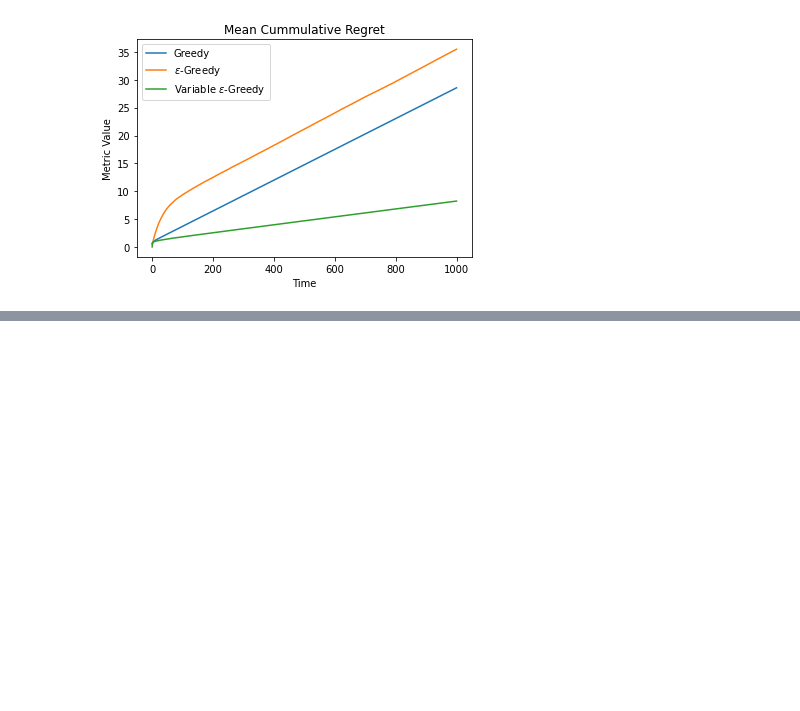
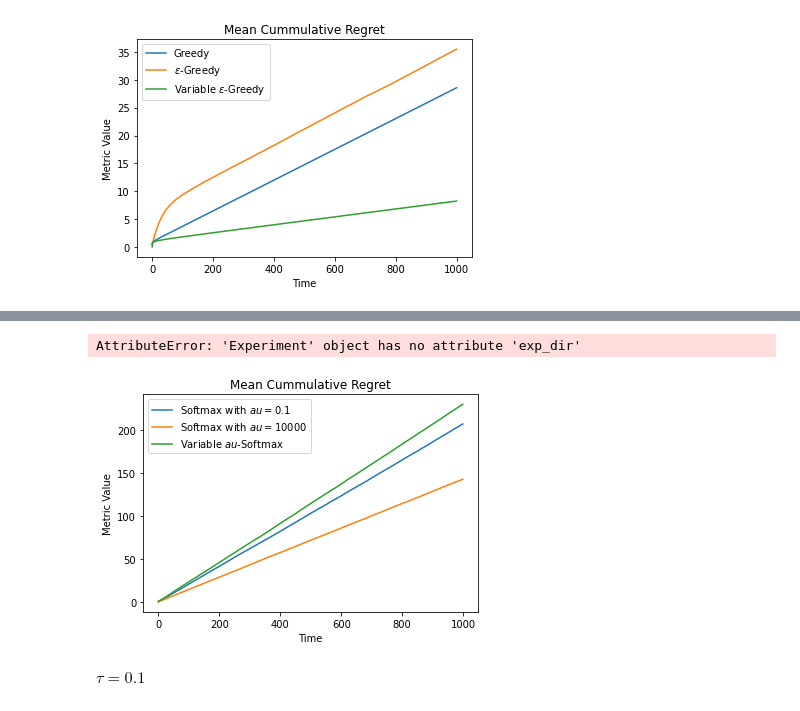
Before and after one commit to Utkarshp1/CS-414-Reinforcement-Learning, a Jupyter notebook: Multi-Armed Bandits/src/Untitled.ipynb, the cells around one changed output, grey strips where cells are left out. Cells and saved outputs as stored; diff of their text form; code cells hidden in the pictures; blank space fills up the shorter version.

Commit message:
Added Softmax Policy

```diff
--- a/Multi-Armed Bandits/src/Untitled.ipynb
+++ b/Multi-Armed Bandits/src/Untitled.ipynb
@@ -127,0 +133,6 @@ AttributeError: 'Experiment' object has no attribute 'exp_dir'
+# %%
+algo = {"Softmax with $\tau=0.1$": (SoftmaxPolicy, {"temp": 0.1}),
+        "Softmax with $\tau=10000$": (SoftmaxPolicy, {"temp": 10000}),
+       "Variable $\tau$-Softmax": (SoftmaxPolicy, {"temp_schedule": create_inverse_schedule(1000)})}
+
+experiment = Experiment(algo, "Softmax Policy", num_runs=100, num_arms=2, metrics=[MeanCummulativeRegret()])
@@ -127,0 +141,7 @@ AttributeError: 'Experiment' object has no attribute 'exp_dir'
+# %%
+experiment.generate_plots()
+# %% [output]
+AttributeError: 'Experiment' object has no attribute 'exp_dir'
+[figure, added]
+# %% [markdown]
+$\tau=0.1$
```
Also changed, not shown: parts of 4 cells of this notebook, 2 other files.
